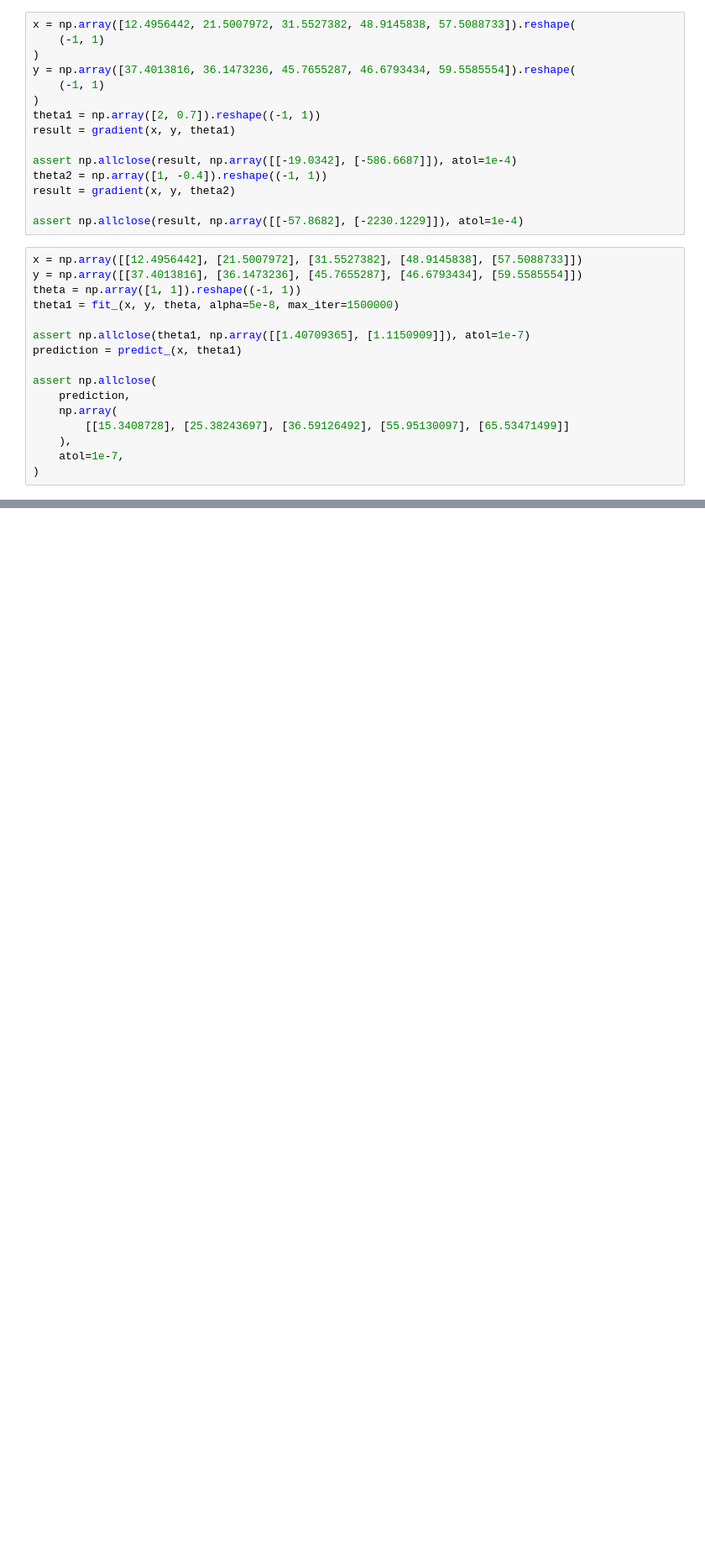
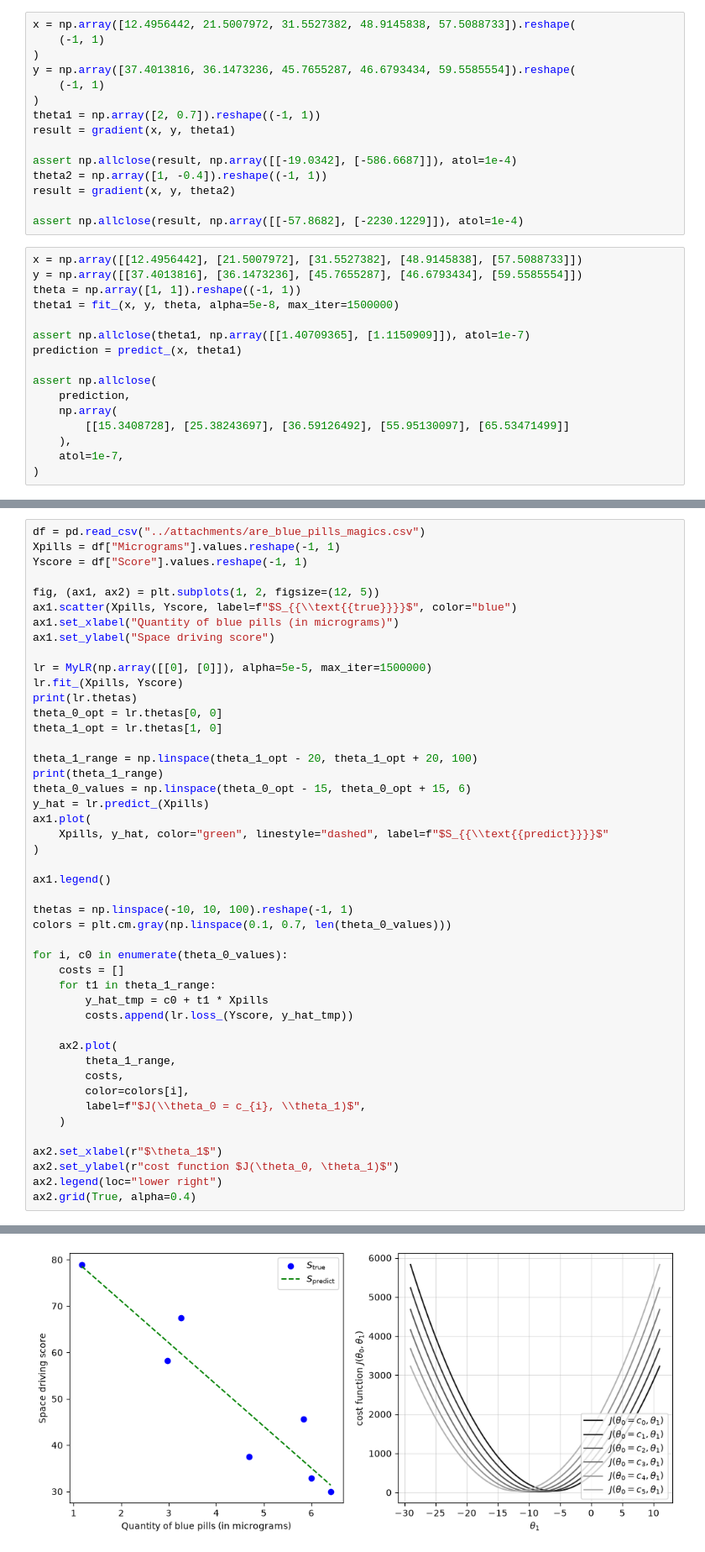
Before and after one commit to Pachiderms/bootcamp_ml, a Jupyter notebook: notebooks/notebook_module06_ml.ipynb, the cells around one changed output, grey strips where cells are left out. Shown at 84% size. Drawn from its saved outputs; the diff is of its cells as text; blank space fills up the shorter version.

```diff
--- a/notebooks/notebook_module06_ml.ipynb
+++ b/notebooks/notebook_module06_ml.ipynb
@@ -51,0 +100,47 @@ assert np.allclose(
+# %%
+df = pd.read_csv("../attachments/are_blue_pills_magics.csv")
+Xpills = df["Micrograms"].values.reshape(-1, 1)
+Yscore = df["Score"].values.reshape(-1, 1)
+
+fig, (ax1, ax2) = plt.subplots(1, 2, figsize=(12, 5))
+ax1.scatter(Xpills, Yscore, label=f"$S_{{\\text{{true}}}}$", color="blue")
+ax1.set_xlabel("Quantity of blue pills (in micrograms)")
+ax1.set_ylabel("Space driving score")
+
+lr = MyLR(np.array([[0], [0]]), alpha=5e-5, max_iter=1500000)
+lr.fit_(Xpills, Yscore)
+print(lr.thetas)
+theta_0_opt = lr.thetas[0, 0]
+theta_1_opt = lr.thetas[1, 0]
+
+theta_1_range = np.linspace(theta_1_opt - 20, theta_1_opt + 20, 100)
+print(theta_1_range)
+theta_0_values = np.linspace(theta_0_opt - 15, theta_0_opt + 15, 6)
+y_hat = lr.predict_(Xpills)
+ax1.plot(
+    Xpills, y_hat, color="green", linestyle="dashed", label=f"$S_{{\\text{{predict}}}}$"
+)
+
+ax1.legend()
+
+thetas = np.linspace(-10, 10, 100).reshape(-1, 1)
+colors = plt.cm.gray(np.linspace(0.1, 0.7, len(theta_0_values)))
+
+for i, c0 in enumerate(theta_0_values):
+    costs = []
+    for t1 in theta_1_range:
+        y_hat_tmp = c0 + t1 * Xpills
+        costs.append(lr.loss_(Yscore, y_hat_tmp))
+
+    ax2.plot(
+        theta_1_range,
+        costs,
+        color=colors[i],
+        label=f"$J(\\theta_0 = c_{i}, \\theta_1)$",
+    )
+
+ax2.set_xlabel(r"$\theta_1$")
+ax2.set_ylabel(r"cost function $J(\theta_0, \theta_1)$")
+ax2.legend(loc="lower right")
+ax2.grid(True, alpha=0.4)
+# %% [output]
@@ -51,0 +164 @@ assert np.allclose(
+[figure, added]
```
Also changed, not shown: parts of 9 cells of this notebook, 3 other files.
